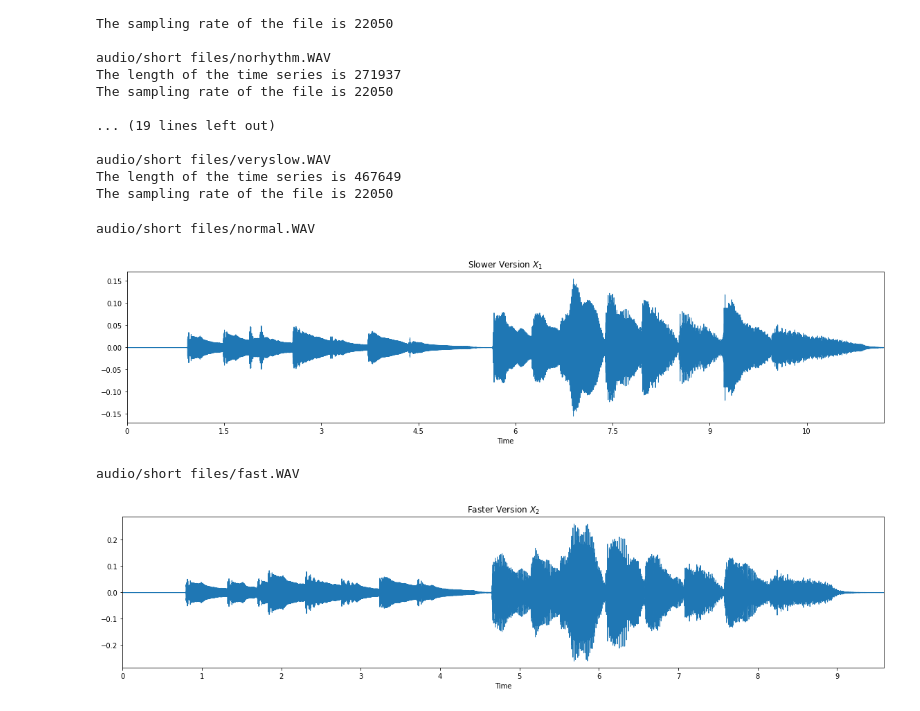
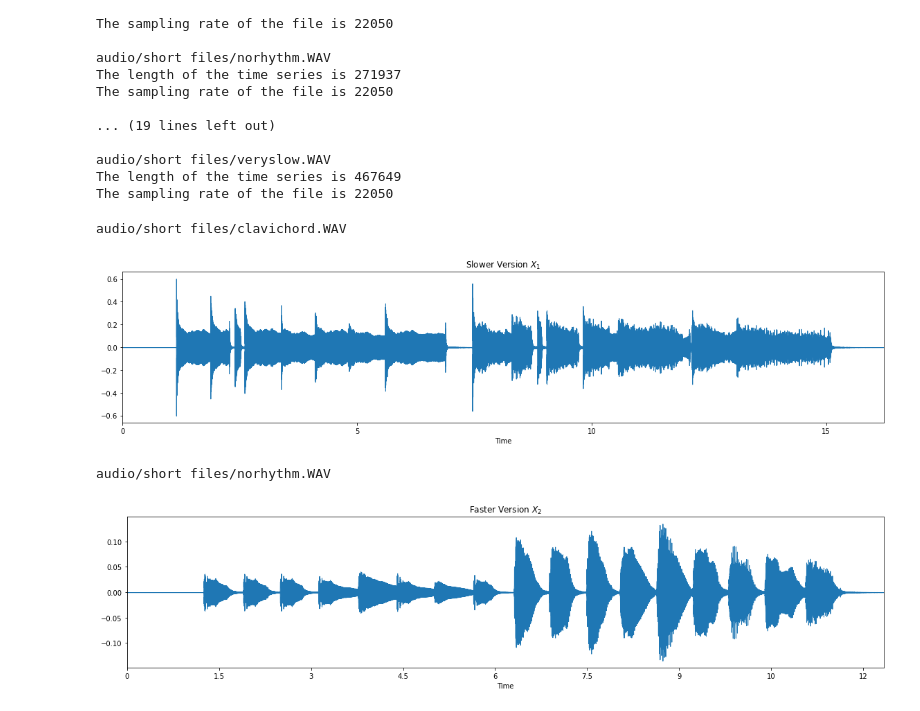
Before and after one commit to andreaspung/dtw-music, a Jupyter notebook: dtw-music.ipynb, the cells around one changed output. Cells and saved outputs as stored; diff of their text form; code cells hidden in the pictures.

```diff
--- a/dtw-music.ipynb
+++ b/dtw-music.ipynb
@@ -46,7 +57,7 @@ audio/short files/veryslow.WAV
 The length of the time series is 467649
 The sampling rate of the file is 22050
 # %%
-file_name = audio_files[3]
+file_name = audio_files[audio_files.index("audio/short files/clavichord.WAV")]
 print(file_name)
 x_1, fs = librosa.load(file_name)
 plt.figure(figsize=(16, 4))
@@ -54,19 +65,19 @@ librosa.display.waveplot(x_1, sr=fs)
 plt.title('Slower Version $X_1$')
 plt.tight_layout()
 # %% [output]
-audio/short files/normal.WAV
+audio/short files/clavichord.WAV
-[figure, old version]
+[figure, new version]
 # %%
-file_name = audio_files[1]
+file_name = audio_files[audio_files.index("audio/short files/norhythm.WAV")]
 print(file_name)
 x_2, fs = librosa.load(file_name)
 plt.figure(figsize=(16, 4))
 librosa.display.waveplot(x_2, sr=fs)
 plt.title('Faster Version $X_2$')
 plt.tight_layout()
 # %% [output]
-audio/short files/fast.WAV
+audio/short files/norhythm.WAV
-[figure, old version]
+[figure, new version]
 # %%
 n_fft = 4410
 hop_size = 2205
```
Also changed, not shown: parts of 9 cells of this notebook, 2 other files.
